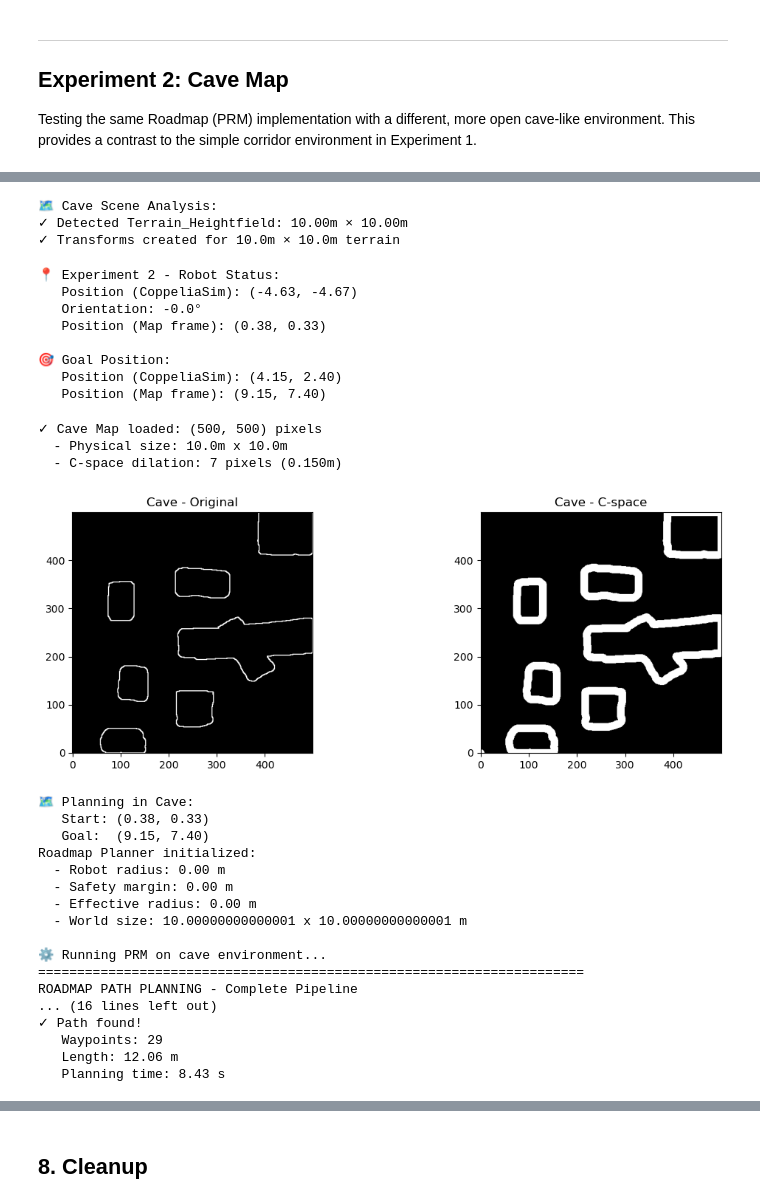
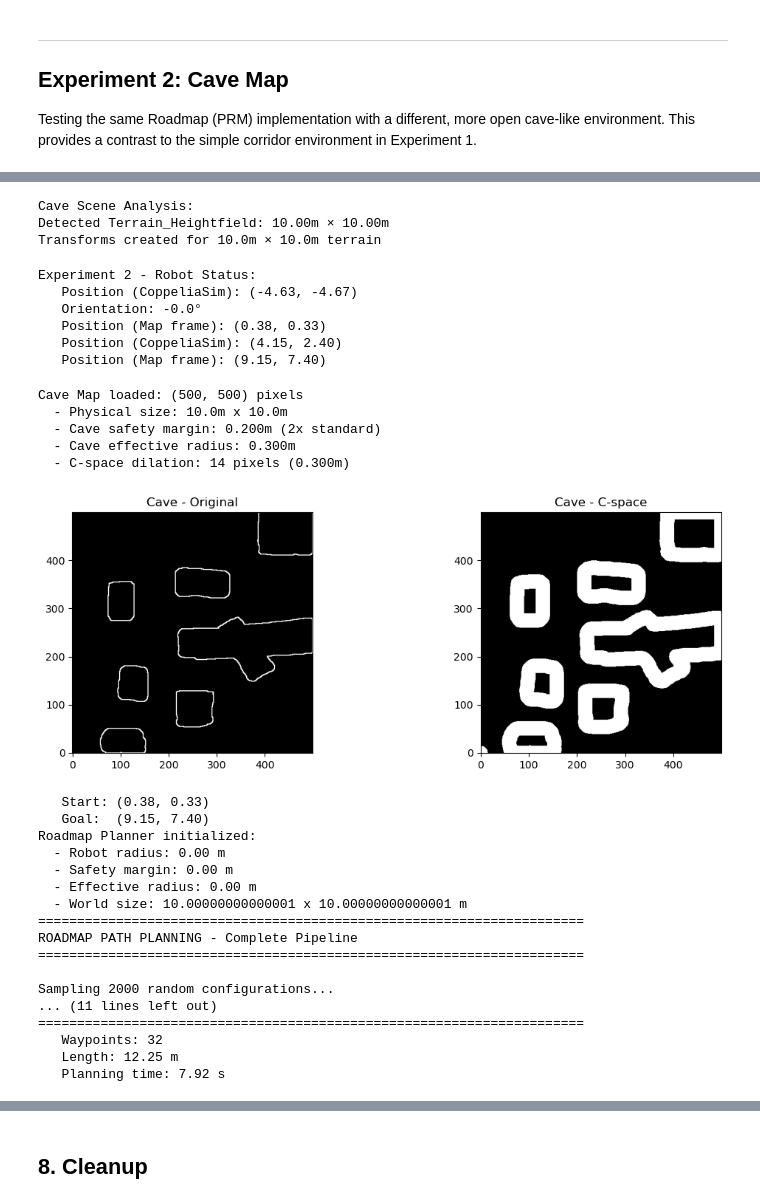
Before and after one commit to ARRETdaniel/25-2_robotica-movel, a Jupyter notebook: T2/TP2_Roadmap_Robotino.ipynb, the cells around one changed output, grey strips where cells are left out. Cells and saved outputs as stored; diff of their text form; code cells hidden in the pictures.

```diff
--- a/T2/TP2_Roadmap_Robotino.ipynb
+++ b/T2/TP2_Roadmap_Robotino.ipynb
@@ -64,8 +65,8 @@ WORLD_WIDTH = 10.0    # Map size (m)
 # Robotino dimensions (holonomic circular robot)
 # Based on course examples and scene observation
 ROBOT_RADIUS = 0.10   # meters (conservative value matching course examples)
-SAFETY_MARGIN = 0.05  # meters (clearance for control dynamics)
-EFFECTIVE_RADIUS = ROBOT_RADIUS + SAFETY_MARGIN  # 0.15m total for C-space
+SAFETY_MARGIN = 0.10  # meters (increased clearance to prevent wall collisions)
+EFFECTIVE_RADIUS = ROBOT_RADIUS + SAFETY_MARGIN  # 0.20m total for C-space
 
 # Planning parameters
 NUM_SAMPLES = 1000    # PRM samples
@@ -603,9 +605,9 @@ def map_to_sim_cave(x, y):
 
 print(f"Transforms created for {terrain_width_2:.1f}m × {terrain_height_2:.1f}m terrain")
 # %% [output]
-🗺️ Cave Scene Analysis:
-✓ Detected Terrain_Heightfield: 10.00m × 10.00m
-✓ Transforms created for 10.0m × 10.0m terrain
+Cave Scene Analysis:
+Detected Terrain_Heightfield: 10.00m × 10.00m
+Transforms created for 10.0m × 10.0m terrain
 # %%
 # Get robot and goal positions for cave scenario
 robot_x_2, robot_y_2, robot_theta_2 = controller.get_robot_pose_2d()
@@ -626,12 +628,10 @@ if goal_pos_2:
 else:
     raise Exception("Goal not found in scene!")
 # %% [output]
-📍 Experiment 2 - Robot Status:
+Experiment 2 - Robot Status:
    Position (CoppeliaSim): (-4.63, -4.67)
    Orientation: -0.0°
    Position (Map frame): (0.38, 0.33)
-
-🎯 Goal Position:
    Position (CoppeliaSim): (4.15, 2.40)
    Position (Map frame): (9.15, 7.40)
 # %%
@@ -640,39 +640,47 @@ map_path_2 = "mapas/cave.png"
 mapa_img_2 = Image.open(map_path_2).convert('L')
 mapa_raw_2 = np.array(mapa_img_2)
 
 # Normalize map: 0 = free space, 1 = obstacle
 mapa_original_2 = 1.0 - (mapa_raw_2 / 255.0)
 
-# Apply C-space transformation
+# Apply C-space transformation with 2x safety margin for cave
+# Cave environment: Use double safety margin (0.20m instead of 0.10m)
+CAVE_SAFETY_MARGIN = SAFETY_MARGIN * 2.0  # 0.20m (2x larger for cave)
+CAVE_EFFECTIVE_RADIUS = ROBOT_RADIUS + CAVE_SAFETY_MARGIN  # 0.30m total
+
 # Use terrain_width_2 from the detected cave terrain
-radius_pixels_2 = int((EFFECTIVE_RADIUS / terrain_width_2) * mapa_original_2.shape[1])
+radius_pixels_2 = int((CAVE_EFFECTIVE_RADIUS / terrain_width_2) * mapa_original_2.shape[1])
 y2, x2 = np.ogrid[-radius_pixels_2:radius_pixels_2+1, -radius_pixels_2:radius_pixels_2+1]
 structure_2 = (x2**2 + y2**2 <= radius_pixels_2**2).astype(int)
 mapa_2 = binary_dilation(mapa_original_2 > 0.5, structure=structure_2).astype(float)
 
 # Store dimensions based on actual terrain
 WORLD_WIDTH_2 = terrain_width_2
 WORLD_HEIGHT_2 = terrain_height_2
 
 print(f"Cave Map loaded: {mapa_2.shape} pixels")
 print(f"  - Physical size: {WORLD_WIDTH_2:.1f}m x {WORLD_HEIGHT_2:.1f}m")
-print(f"  - C-space dilation: {radius_pixels_2} pixels ({EFFECTIVE_RADIUS:.3f}m)")
+print(f"  - Cave safety margin: {CAVE_SAFETY_MARGIN:.3f}m (2x standard)")
+print(f"  - Cave effective radius: {CAVE_EFFECTIVE_RADIUS:.3f}m")
+print(f"  - C-space dilation: {radius_pixels_2} pixels ({CAVE_EFFECTIVE_RADIUS:.3f}m)")
 
 # Visualize
 plt.figure(figsize=(12, 4))
 plt.subplot(1, 2, 1)
 plt.imshow(mapa_original_2, cmap='gray', origin='lower')
 plt.title('Cave - Original')
 plt.subplot(1, 2, 2)
 plt.imshow(mapa_2, cmap='gray', origin='lower')
 plt.title('Cave - C-space')
 plt.tight_layout()
 plt.show()
 # %% [output]
-✓ Cave Map loaded: (500, 500) pixels
+Cave Map loaded: (500, 500) pixels
   - Physical size: 10.0m x 10.0m
-  - C-space dilation: 7 pixels (0.150m)
+  - Cave safety margin: 0.200m (2x standard)
+  - Cave effective radius: 0.300m
+  - C-space dilation: 14 pixels (0.300m)
-[figure, old version]
+[figure, new version]
 # %%
 # Plan path for cave using PRM
 
@@ -723,7 +731,6 @@ if path_map_2:
 else:
     raise Exception("Path planning failed for cave")
 # %% [output]
-🗺️ Planning in Cave:
    Start: (0.38, 0.33)
    Goal:  (9.15, 7.40)
 Roadmap Planner initialized:
@@ -731,15 +738,16 @@ Roadmap Planner initialized:
   - Safety margin: 0.00 m
   - Effective radius: 0.00 m
   - World size: 10.00000000000001 x 10.00000000000001 m
-
-⚙️ Running PRM on cave environment...
 ======================================================================
 ROADMAP PATH PLANNING - Complete Pipeline
-... (16 lines left out)
-✓ Path found!
-   Waypoints: 29
-   Length: 12.06 m
-   Planning time: 8.43 s
+======================================================================
+
+Sampling 2000 random configurations...
+... (11 lines left out)
+======================================================================
+   Waypoints: 32
+   Length: 12.25 m
+   Planning time: 7.92 s
 # %%
 # Visualize planned path for cave
 plt.figure(figsize=(14, 6))
```
Also changed, not shown: parts of 14 cells of this notebook, 4 other files.
